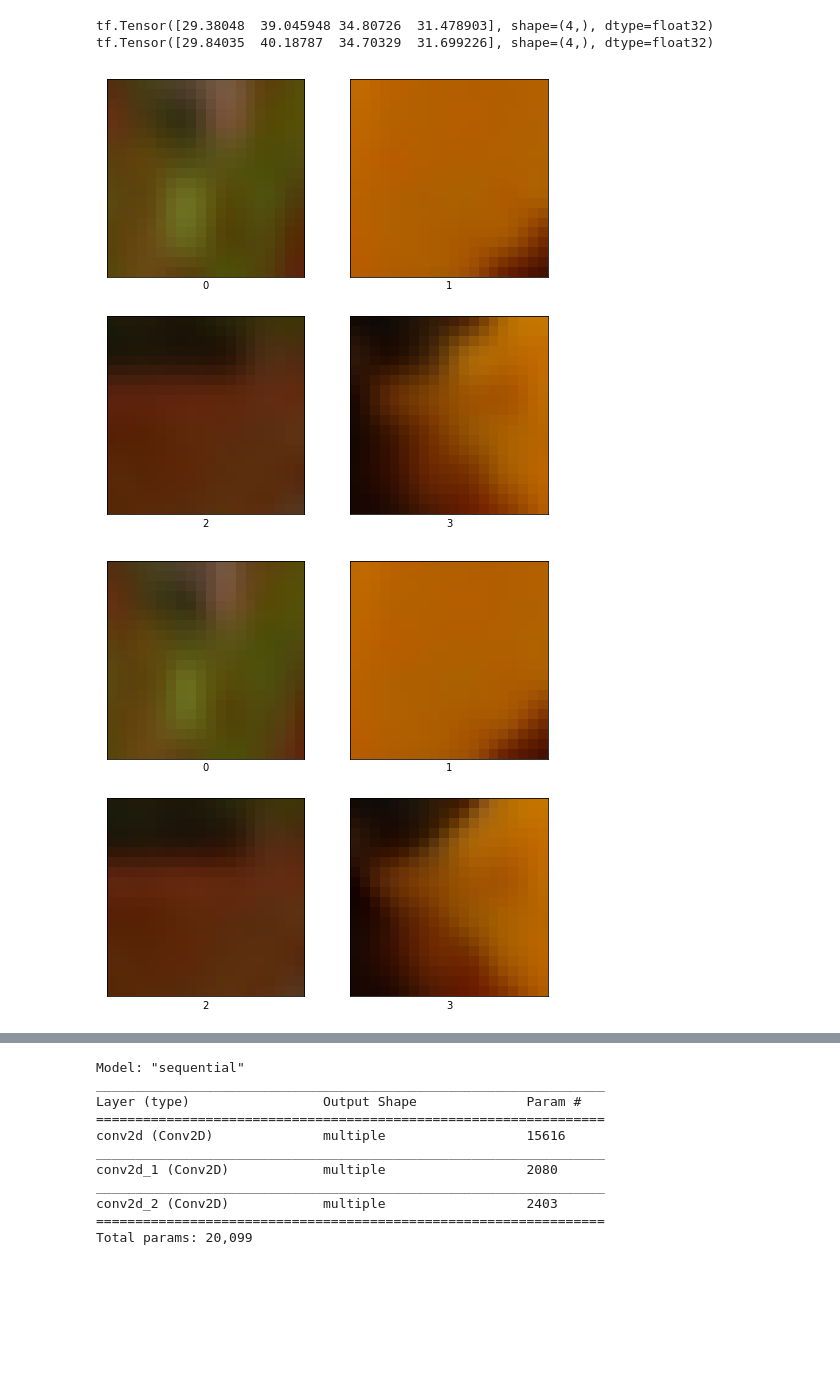
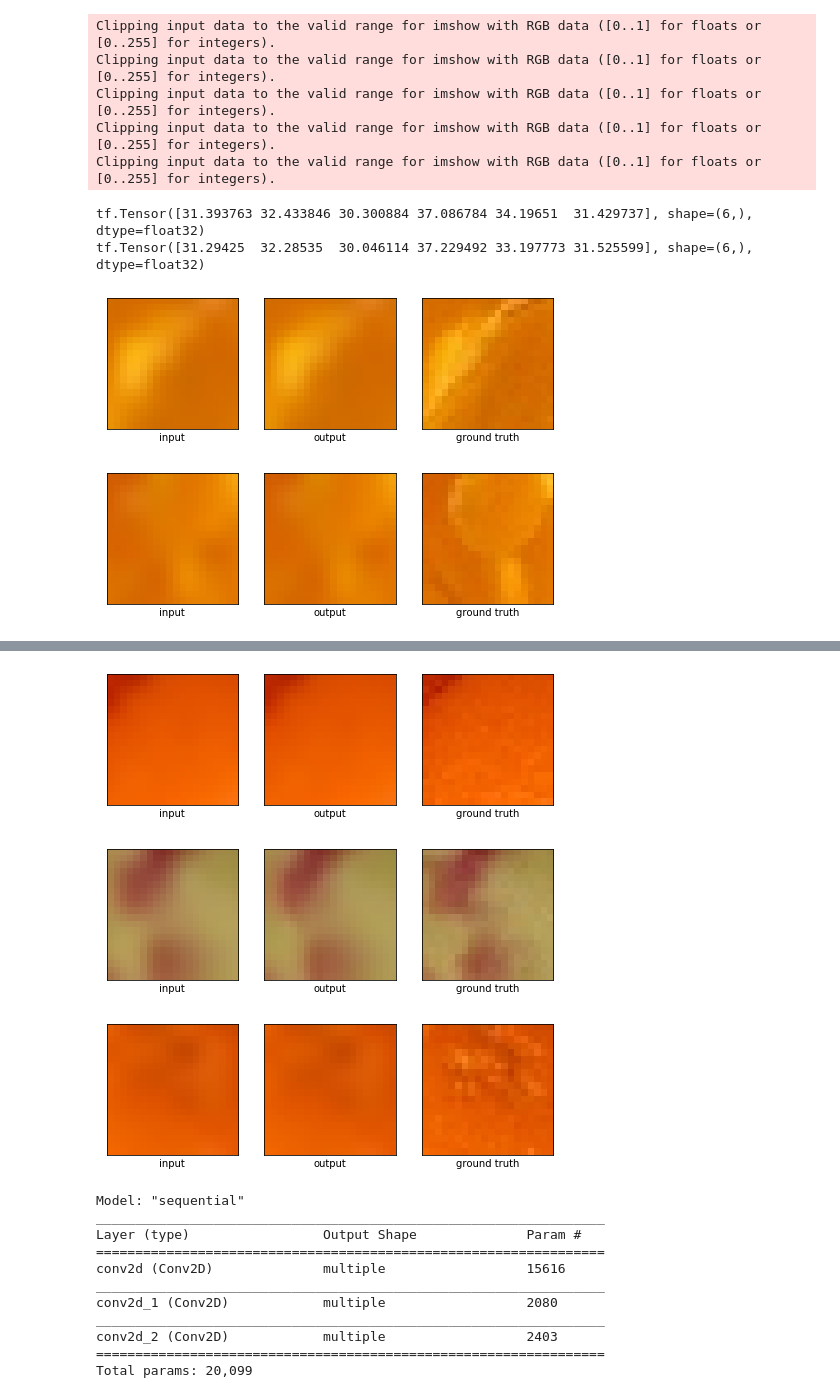
Before and after one commit to juliabeliaeva/srcnn, a Jupyter notebook: srcnn.ipynb, the cells around one changed output, grey strips where cells are left out. Drawn from its saved outputs; the diff is of its cells as text; code cells hidden in the pictures; blank space fills up the shorter version.

```diff
--- a/srcnn.ipynb
+++ b/srcnn.ipynb
@@ -40,7 +48,8 @@ def resize(image, size, method):
     if resized.dtype == tf.uint8:
         return resized
     else:
-        return tf.cast(resized, tf.uint8)
+        # deal with https://github.com/tensorflow/tensorflow/issues/10722
+        return tf.saturate_cast(resized, tf.uint8)
 
 def prepare_input_image(original_image, input_h, input_w, scale):
     degraded_image = resize(original_image, size=[input_h // scale, input_w // scale], method=tf.image.ResizeMethod.GAUSSIAN)
@@ -73,9 +82,9 @@ def parse_function(filename, input_size, output_size, stride, scale):
     return result
 # %%
 dataset = tf.data.Dataset.list_files("datasets/Train/*.bmp")
-dataset = dataset.flat_map(lambda f: parse_function(f, input_size=32, output_size=20, stride=14, scale=4)).apply(tf.data.experimental.unbatch())
+dataset = dataset.flat_map(lambda f: parse_function(f, input_size=32, output_size=20, stride=14, scale=4)).unbatch()
 print(dataset)
-plot_dataset(dataset, 4)
-plot_dataset(dataset, 4, input=False)
+plot_dataset(dataset, n_patches=4)
+
 batched_dataset = dataset.shuffle(1000).batch(100).repeat()
 # %% [output]
@@ -114,10 +171,11 @@ Epoch 3000/3000
 # %%
-def plot_predictions(d, model, grid_size):
-    d_small = d.shuffle(100).take(grid_size**2)
+def plot_predictions(d, model, count):
+    d_small = d.shuffle(100).take(count)
 
     inputs = []
     ground_truth = []
-    for i, g in d_small.map(lambda x, y: (x, y)):
+    identity = lambda x, y: (x, y)
+    for i, g in d_small.map(identity):
         inputs.append(i)
         ground_truth.append(g)
 
@@ -131,11 +189,17 @@ def plot_predictions(d, model, grid_size):
     new_y = (in_h - out_h) // 2
     inputs = tf.image.crop_to_bounding_box(inputs, new_y, new_x, out_h, out_w)
 
-    plot_images(inputs, grid_size)
-    plot_images(outputs, grid_size)
-    plot_images(ground_truth, grid_size)
+    for i, o, g in zip(inputs, outputs, ground_truth):
+        plt.figure(figsize=(8, 8))
+        plt.subplot(1, 3, 1)
+        plot_image(i, "input")
+        plt.subplot(1, 3, 2)
+        plot_image(o, "output")
+        plt.subplot(1, 3, 3)
+        plot_image(g, "ground truth")
+
     print(tf.image.psnr(inputs, ground_truth, max_val=1.0))
     print(tf.image.psnr(outputs, ground_truth, max_val=1.0))
 
-plot_predictions(dataset, model, 2)
+plot_predictions(dataset, model, 6)
 # %% [output]
@@ -145,4 +208,9 @@ W0320 00:37:22.407816 140425802389312 image.py:648] Clipping input data to the v
-tf.Tensor([29.38048  39.045948 34.80726  31.478903], shape=(4,), dtype=float32)
-tf.Tensor([29.84035  40.18787  34.70329  31.699226], shape=(4,), dtype=float32)
+Clipping input data to the valid range for imshow with RGB data ([0..1] for floats or [0..255] for integers).
+Clipping input data to the valid range for imshow with RGB data ([0..1] for floats or [0..255] for integers).
+Clipping input data to the valid range for imshow with RGB data ([0..1] for floats or [0..255] for integers).
+Clipping input data to the valid range for imshow with RGB data ([0..1] for floats or [0..255] for integers).
+Clipping input data to the valid range for imshow with RGB data ([0..1] for floats or [0..255] for integers).
+tf.Tensor([31.393763 32.433846 30.300884 37.086784 34.19651  31.429737], shape=(6,), dtype=float32)
+tf.Tensor([31.29425  32.28535  30.046114 37.229492 33.197773 31.525599], shape=(6,), dtype=float32)
-[figure, old version]
+[figure, new version]
-[figure, old version]
+[figure, new version]
@@ -150,3 +218,6 @@ tf.Tensor([29.84035  40.18787  34.70329  31.699226], shape=(4,), dtype=float32)
+[figure, added]
+[figure, added]
+[figure, added]
 # %%
 model.summary()
 # %% [output]
```
Also changed, not shown: parts of 6 cells of this notebook.
